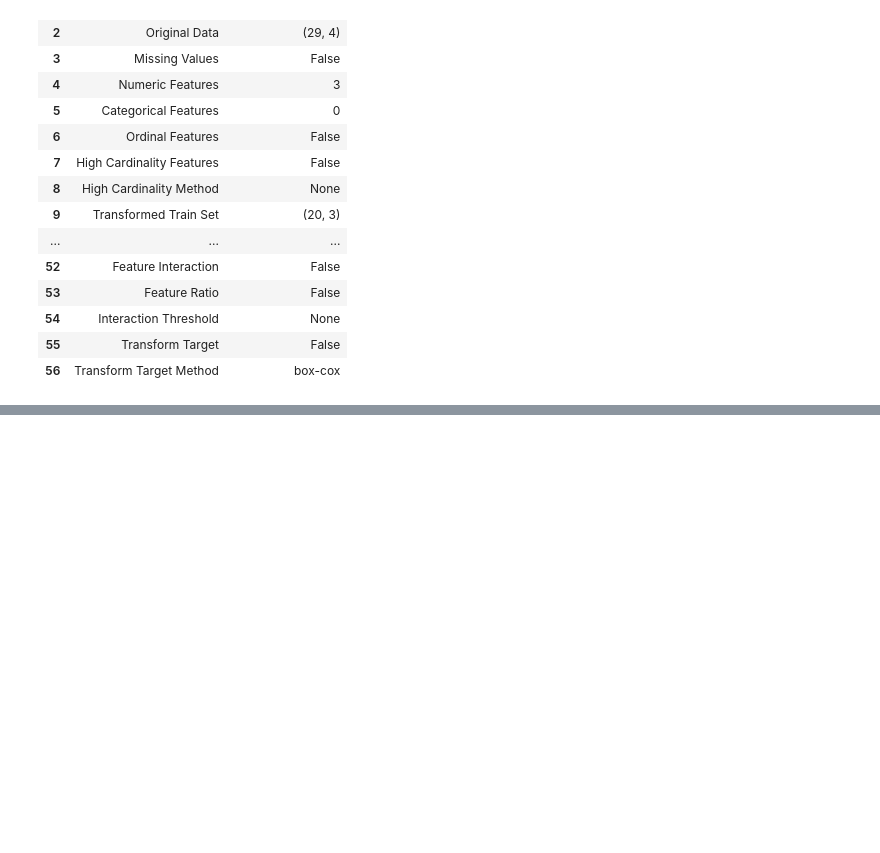
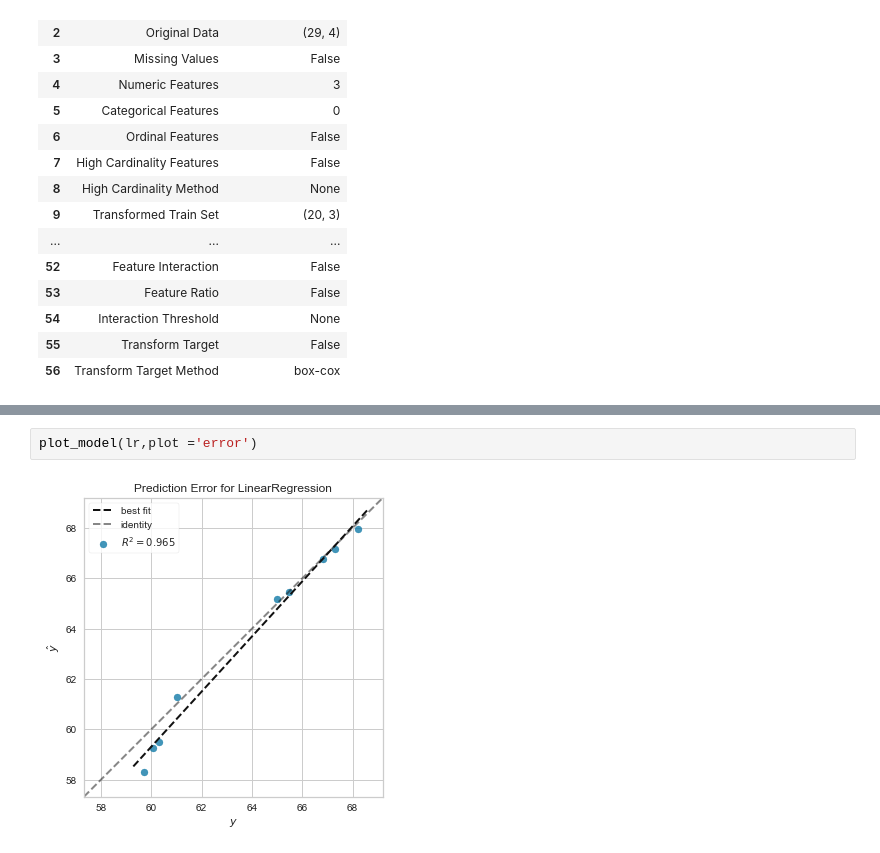
Before and after one commit to kmcinturf/South_American_Deforestation-, a Jupyter notebook: Untitled.ipynb, the cells around one changed output, grey strips where cells are left out. Drawn from its saved outputs; the diff is of its cells as text; blank space fills up the shorter version.

```diff
--- a/Untitled.ipynb
+++ b/Untitled.ipynb
@@ -72,0 +114,4 @@ best = compare_models()
+# %%
+plot_model(lr,plot ='error')
+# %% [output]
+[figure, added]
```
Also changed, not shown: parts of 5 cells of this notebook, 1 other file.
